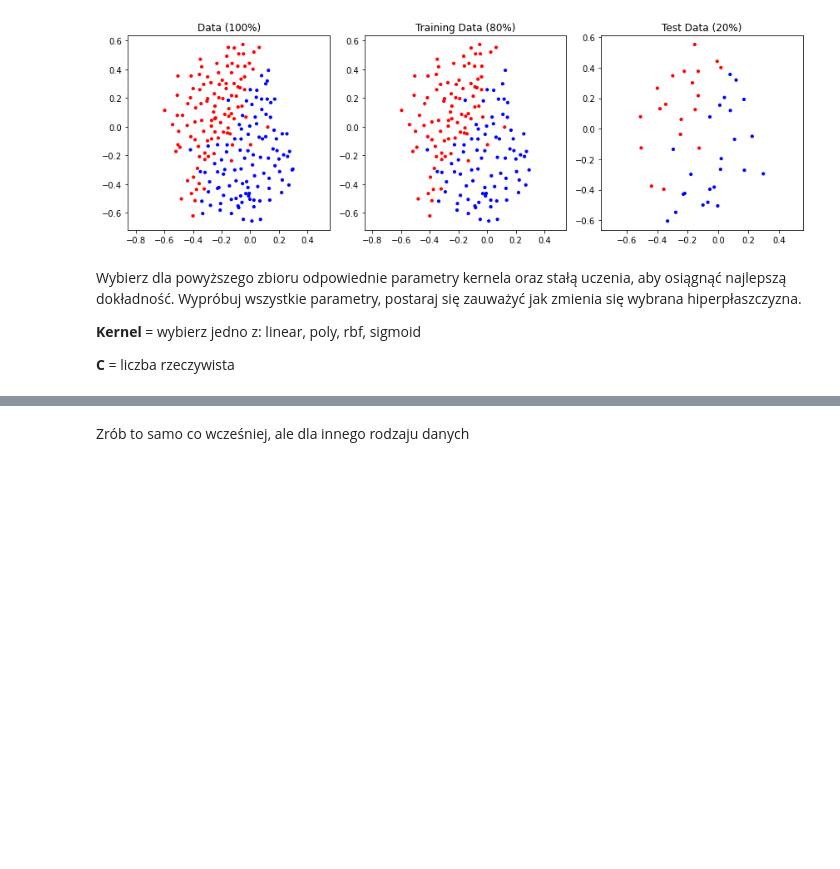
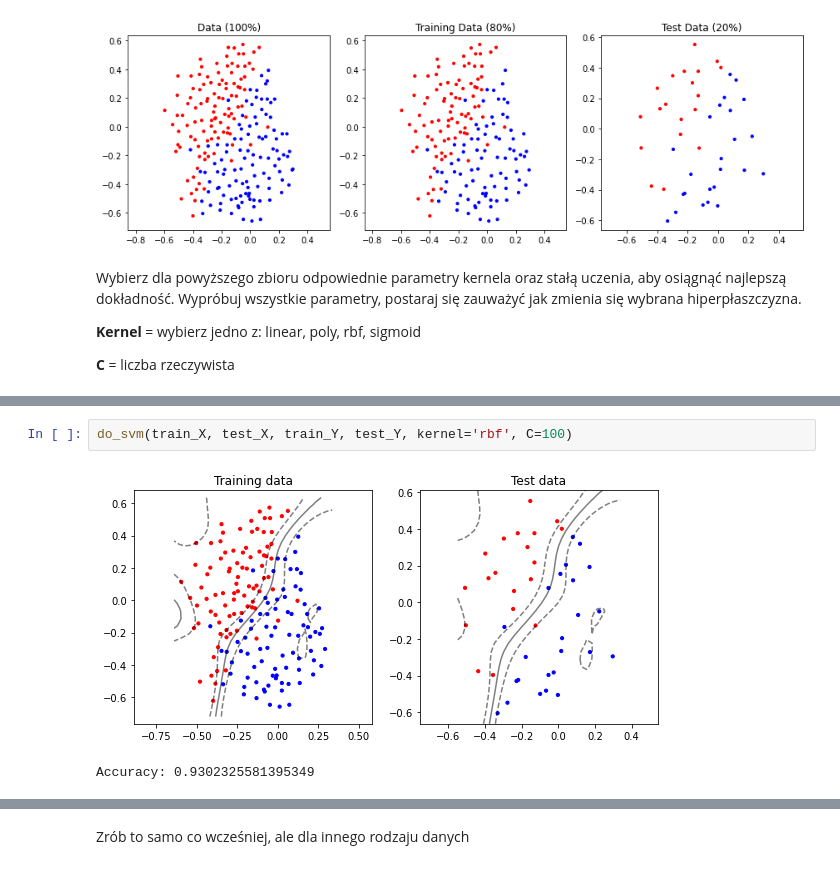
Before and after one commit to filipsl/ml-lab-solutions, a Jupyter notebook: notebook-3/notebook.ipynb, the cells around one changed output, grey strips where cells are left out. Saved outputs shown, nothing was run; the diff lists cells and outputs as text; blank space fills up the shorter version.

```diff
--- a/notebook-3/notebook.ipynb
+++ b/notebook-3/notebook.ipynb
@@ -234,0 +243,5 @@ do_svm(train_X, test_X, train_Y, test_Y, kernel='?', C=?)
+# %%
+do_svm(train_X, test_X, train_Y, test_Y, kernel='rbf', C=100)
+# %% [output]
+[figure, added]
+Accuracy: 0.9302325581395349
```
Also changed, not shown: parts of 22 cells of this notebook.
